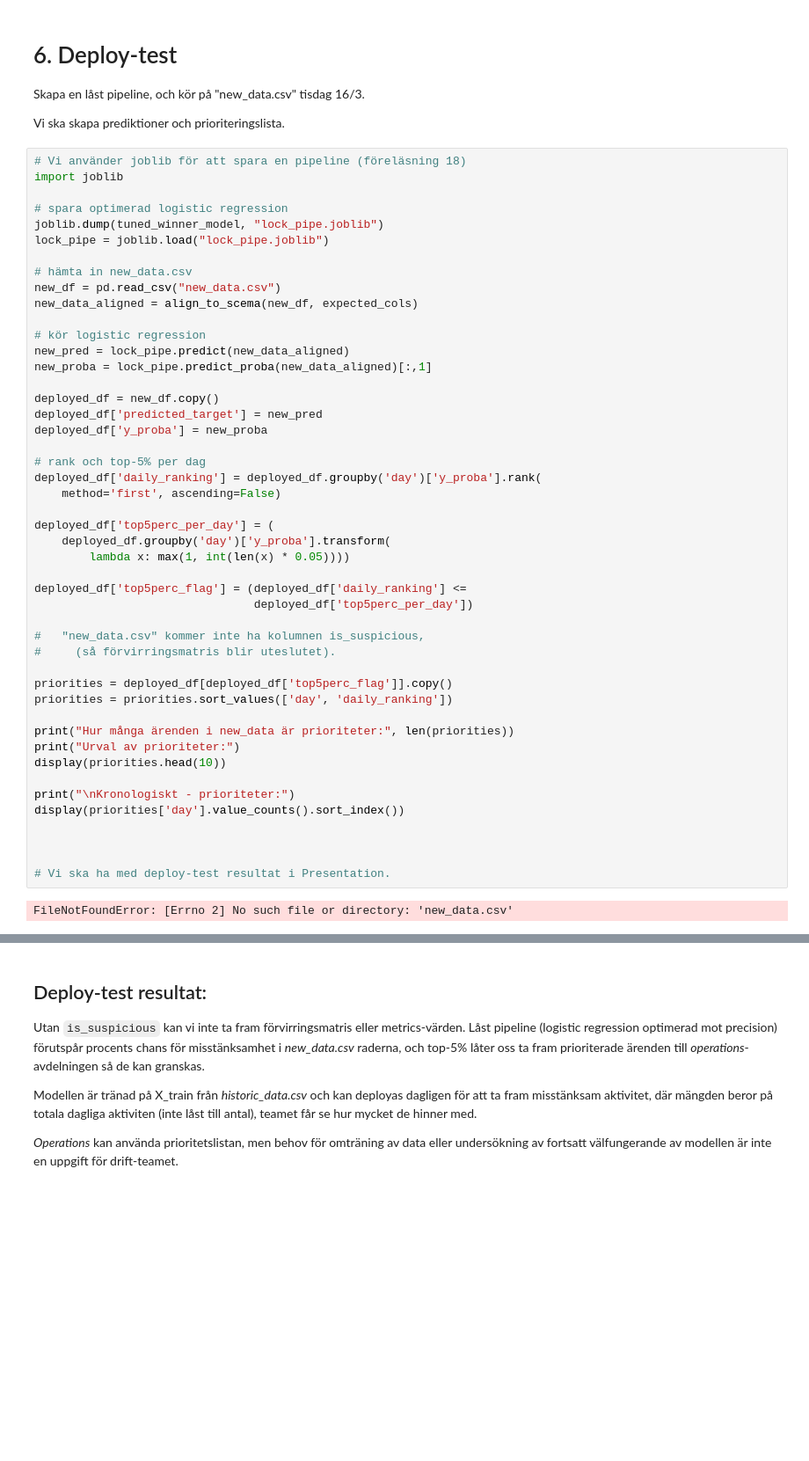
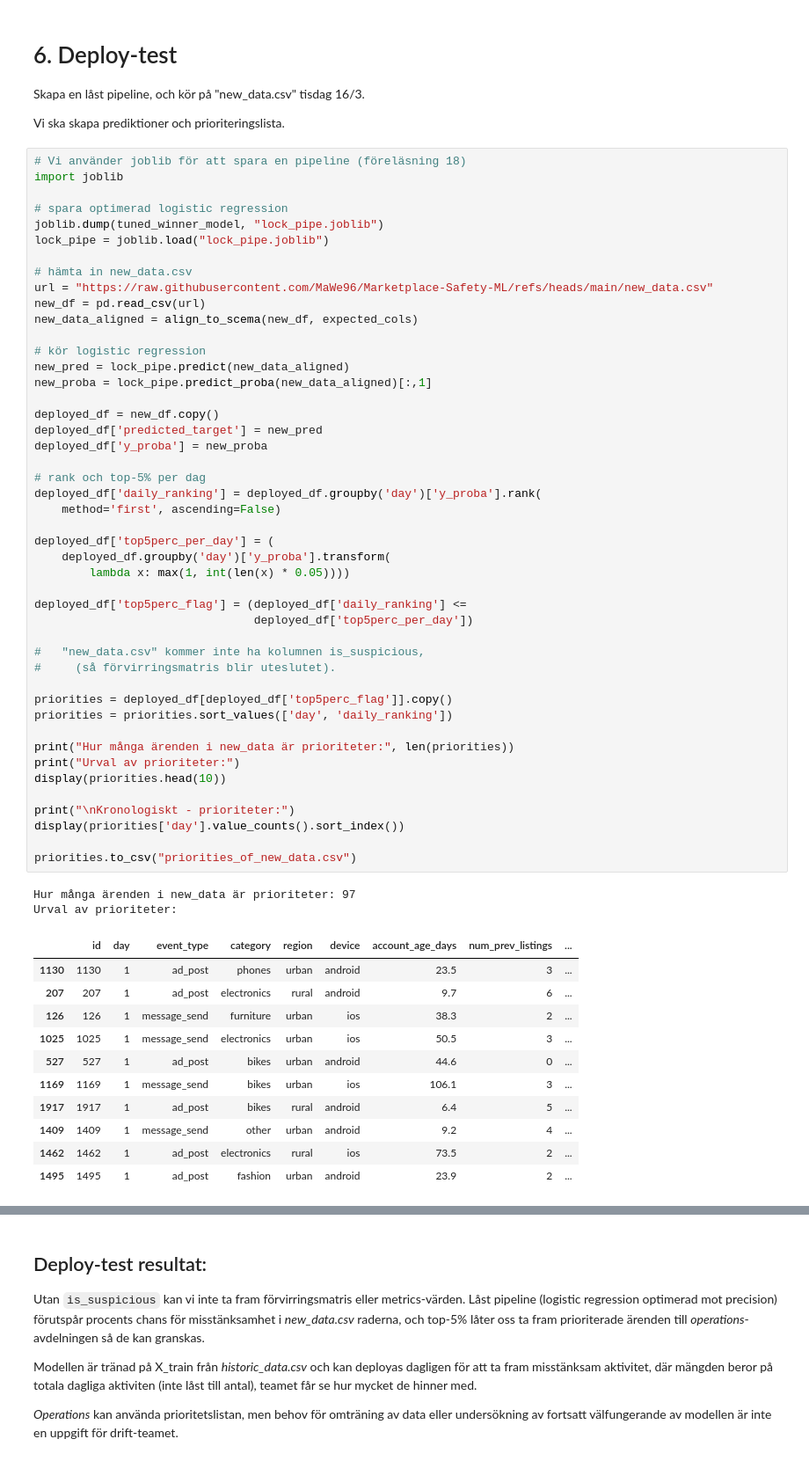
Before and after one commit to MaWe96/Marketplace-Safety-ML, a Jupyter notebook: Grupp3_ML_Marketplace_Safety.ipynb, the cells around one changed output, grey strips where cells are left out. Shown at 88% size. Saved outputs shown, nothing was run; the diff lists cells and outputs as text; blank space fills up the shorter version.

Commit message:
new_data deployed

```diff
--- a/Grupp3_ML_Marketplace_Safety.ipynb
+++ b/Grupp3_ML_Marketplace_Safety.ipynb
@@ -434,7 +433,8 @@ joblib.dump(tuned_winner_model, "lock_pipe.joblib")
 lock_pipe = joblib.load("lock_pipe.joblib")
 
 # hämta in new_data.csv
-new_df = pd.read_csv("new_data.csv")
+url = "https://raw.githubusercontent.com/MaWe96/Marketplace-Safety-ML/refs/heads/main/new_data.csv"
+new_df = pd.read_csv(url)
 new_data_aligned = align_to_scema(new_df, expected_cols)
 
 # kör logistic regression
@@ -443,34 +443,44 @@ new_proba = lock_pipe.predict_proba(new_data_aligned)[:,1]
 
 deployed_df = new_df.copy()
 deployed_df['predicted_target'] = new_pred
 deployed_df['y_proba'] = new_proba
 
 # rank och top-5% per dag
 deployed_df['daily_ranking'] = deployed_df.groupby('day')['y_proba'].rank(
     method='first', ascending=False)
 
 deployed_df['top5perc_per_day'] = (
     deployed_df.groupby('day')['y_proba'].transform(
         lambda x: max(1, int(len(x) * 0.05))))
 
 deployed_df['top5perc_flag'] = (deployed_df['daily_ranking'] <=
                                 deployed_df['top5perc_per_day'])
 
 #   "new_data.csv" kommer inte ha kolumnen is_suspicious,
 #     (så förvirringsmatris blir uteslutet).
 
 priorities = deployed_df[deployed_df['top5perc_flag']].copy()
 priorities = priorities.sort_values(['day', 'daily_ranking'])
 
 print("Hur många ärenden i new_data är prioriteter:", len(priorities))
 print("Urval av prioriteter:")
 display(priorities.head(10))
 
 print("\nKronologiskt - prioriteter:")
 display(priorities['day'].value_counts().sort_index())
 
-
-
-# Vi ska ha med deploy-test resultat i Presentation.
+priorities.to_csv("priorities_of_new_data.csv")
 # %% [output]
-FileNotFoundError: [Errno 2] No such file or directory: 'new_data.csv'
+Hur många ärenden i new_data är prioriteter: 97
+Urval av prioriteter:
+|  | id | day | event_type | category | region | device | account_age_days | num_prev_listings | ... |
+| 1130 | 1130 | 1 | ad_post | phones | urban | android | 23.5 | 3 | ... |
+| 207 | 207 | 1 | ad_post | electronics | rural | android | 9.7 | 6 | ... |
+| 126 | 126 | 1 | message_send | furniture | urban | ios | 38.3 | 2 | ... |
+| 1025 | 1025 | 1 | message_send | electronics | urban | ios | 50.5 | 3 | ... |
+| 527 | 527 | 1 | ad_post | bikes | urban | android | 44.6 | 0 | ... |
+| 1169 | 1169 | 1 | message_send | bikes | urban | ios | 106.1 | 3 | ... |
+| 1917 | 1917 | 1 | ad_post | bikes | rural | android | 6.4 | 5 | ... |
+| 1409 | 1409 | 1 | message_send | other | urban | android | 9.2 | 4 | ... |
+| 1462 | 1462 | 1 | ad_post | electronics | rural | ios | 73.5 | 2 | ... |
+| 1495 | 1495 | 1 | ad_post | fashion | urban | android | 23.9 | 2 | ... |
```
Also changed, not shown: parts of 4 cells of this notebook, 2 other files.
